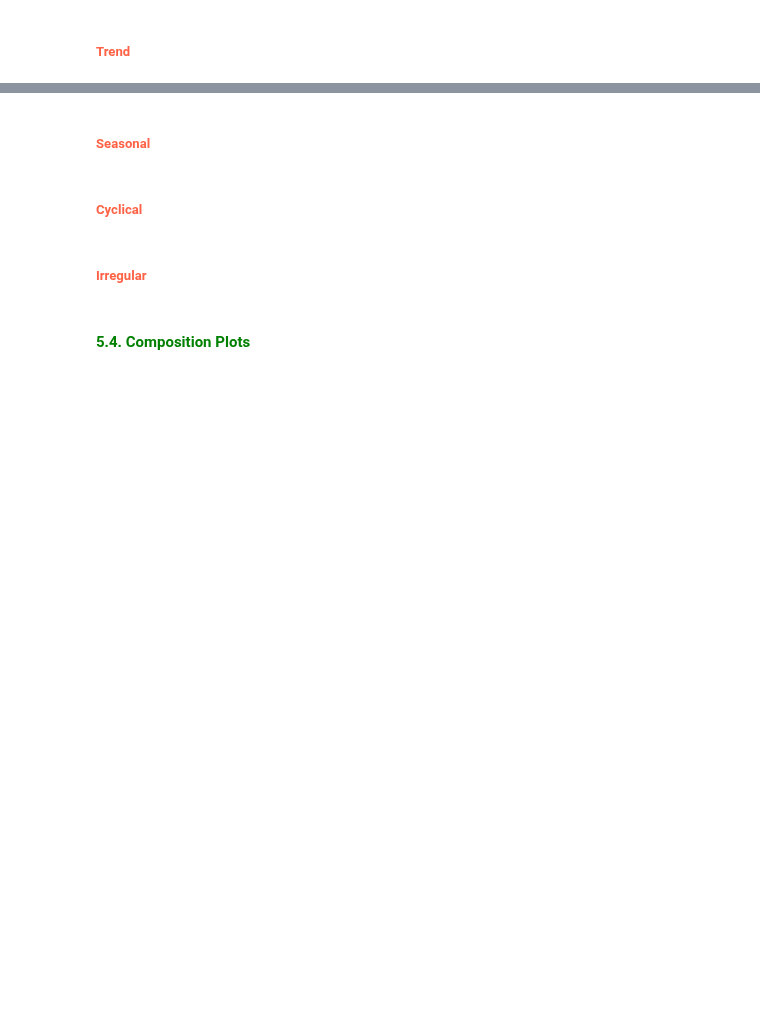
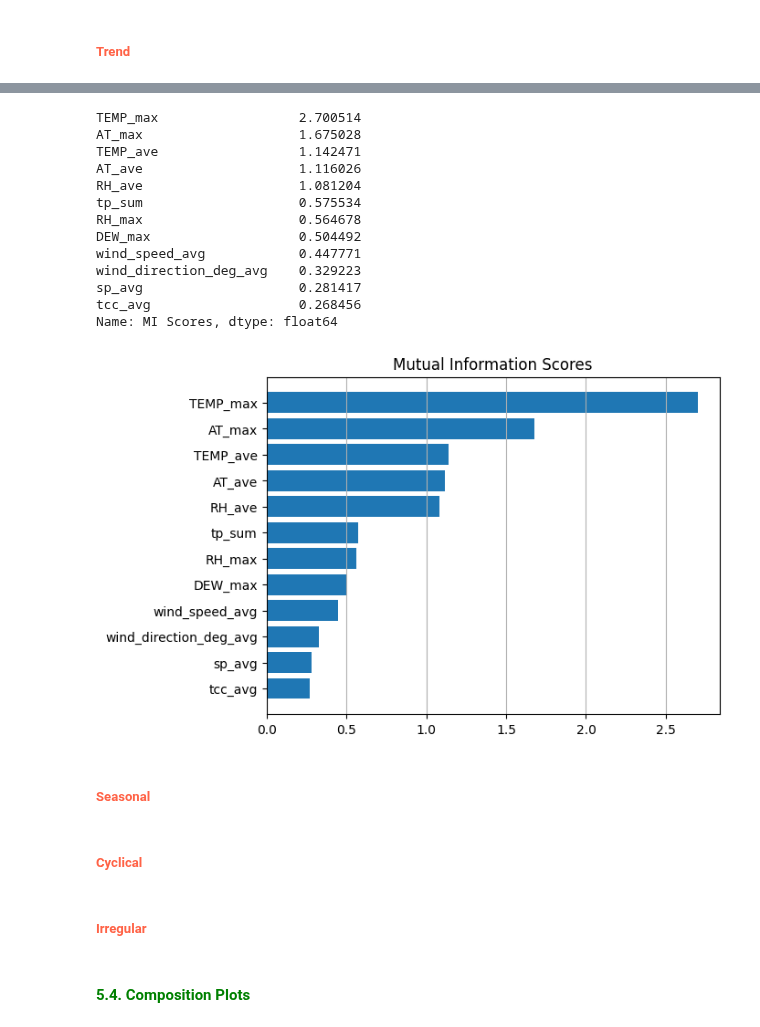
Before and after one commit to gamethu/TSF_Github, a Jupyter notebook: Drafts/Temp Prediction/notebooks/1. eda.ipynb, the cells around one changed output, grey strips where cells are left out. Saved outputs shown, nothing was run; the diff lists cells and outputs as text; code cells hidden in the pictures; blank space fills up the shorter version.

```diff
--- a/Drafts/Temp Prediction/notebooks/1. eda.ipynb
+++ b/Drafts/Temp Prediction/notebooks/1. eda.ipynb
@@ -759,2 +564,26 @@ plt.show()
+# %%
+PROJ_SEED = config.getSeed()
+mi_scores = plots.make_mi_scores(features     = df[feature_col],
+                                 target       = df["TEMP_max"],
+                                 type         = "regression",
+                                 random_state = PROJ_SEED)
+
+print(mi_scores)
+plots.plot_mi_scores(mi_scores)
+# %% [output]
+TEMP_max                  2.700514
+AT_max                    1.675028
+TEMP_ave                  1.142471
+AT_ave                    1.116026
+RH_ave                    1.081204
+tp_sum                    0.575534
+RH_max                    0.564678
+DEW_max                   0.504492
+wind_speed_avg            0.447771
+wind_direction_deg_avg    0.329223
+sp_avg                    0.281417
+tcc_avg                   0.268456
+Name: MI Scores, dtype: float64
+[figure, added]
 # %% [markdown]
 ##### <span style="color:tomato">Seasonal</span>
```
Also changed, not shown: parts of 17 cells of this notebook, 9 other files.
